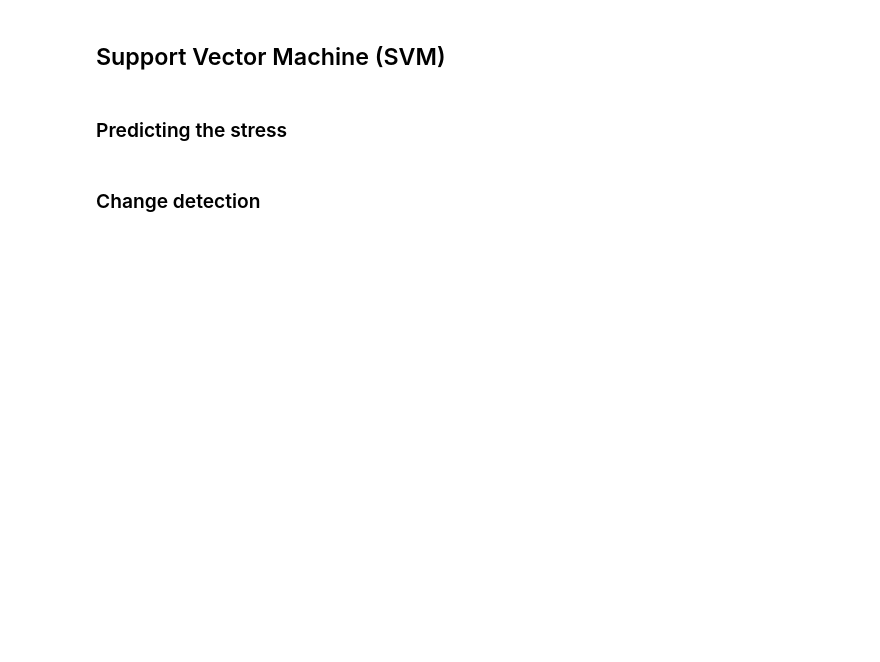
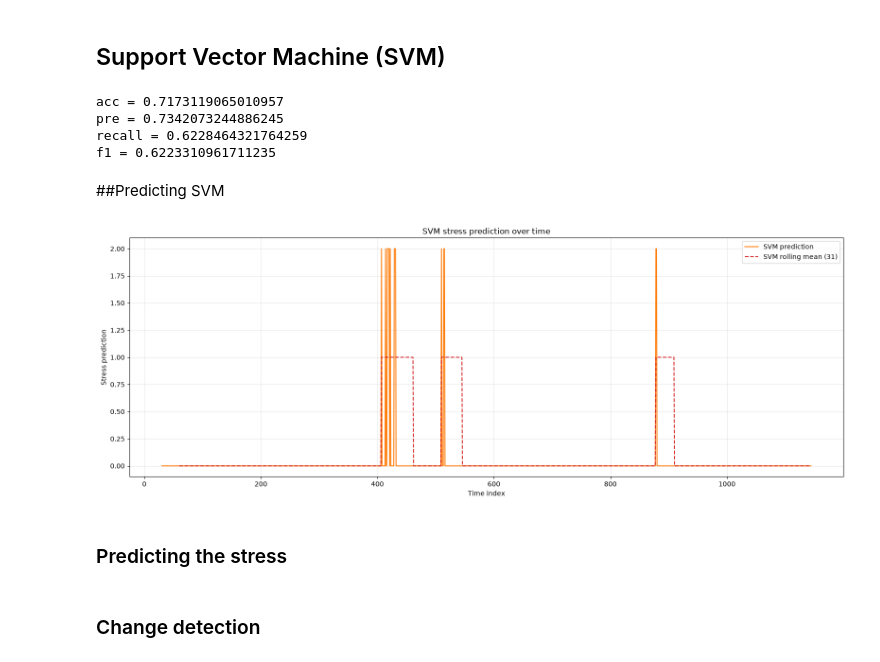
Before and after one commit to AmStanDem/Stress-Detection-in-Nurses, a Jupyter notebook: predictor.ipynb, the cells around one changed output. Drawn from its saved outputs; the diff is of its cells as text; code cells hidden in the pictures; blank space fills up the shorter version.

Commit message:
Add SVM graph

```diff
--- a/predictor.ipynb
+++ b/predictor.ipynb
@@ -194,9 +204,9 @@ svm_model = svm.SVC(kernel='rbf', C=1.0, gamma='scale')
 train, test, train_labels, test_labels = train_test_split(train_set, labels, test_size=0.33, random_state=30)
 
 # Scale features for SVM
-scaler = MinMaxScaler()
-svm_train = scaler.fit_transform(train)
-svm_test = scaler.transform(test)
+svm_scaler = MinMaxScaler()
+svm_train = svm_scaler.fit_transform(train)
+svm_test = svm_scaler.transform(test)
 
 # Train the model
 svm_model.fit(svm_train, train_labels.values.ravel())
@@ -213,6 +223,50 @@ print('acc =', accuracy_svm)
 print('pre =', precision_svm)
 print('recall =', recall_svm)
 print('f1 =', f1score_svm)
+# %% [output]
+acc = 0.7173119065010957
+pre = 0.7342073244886245
+recall = 0.6228464321764259
+f1 = 0.6223310961711235
+# %% [markdown]
+##Predicting SVM
+# %%
+## Predicting SVM
+
+# Prepare the feature matrix for SVM predictions
+svm_df_total = df_total.dropna().copy()
+svm_scaler = MinMaxScaler()
+svm_features = svm_scaler.fit_transform(svm_df_total.iloc[:, 0:48])
+svm_features = pd.DataFrame(svm_features)
+
+# Predict using SVM
+svm_pred_t = svm_model.predict(svm_features)
+svm_pred_t = pd.DataFrame(svm_pred_t, columns=['pred_svm'])
+
+# Save predictions
+svm_pred_t.head(30)
+svm_pred_t.to_csv('predSVMDF.csv', index=False)
+
+# Add predictions to dataframe
+svm_df_total['pred_svm'] = svm_pred_t['pred_svm'].to_numpy()
+svm_df_total.to_csv('predSVMDF.csv', index=False)
+
+# Rolling mean for visualization
+svm_df_total['MA_3_svm'] = np.ceil(svm_df_total['pred_svm'].rolling(window=31).mean())
+
+# Plot the SVM predictions
+plt.figure(figsize=(16, 6))
+plt.plot(svm_df_total.index, svm_df_total['pred_svm'], label='SVM prediction', color='tab:orange')
+plt.plot(svm_df_total.index, svm_df_total['MA_3_svm'], label='SVM rolling mean (31)', color='tab:red', linestyle='--')
+plt.xlabel('Time index')
+plt.ylabel('Stress prediction')
+plt.title('SVM stress prediction over time')
+plt.legend()
+plt.grid(True, alpha=0.3)
+plt.tight_layout()
+plt.show()
+# %% [output]
+[figure, added]
 # %% [markdown]
 ### Predicting the stress
 # %%
```
Also changed, not shown: parts of 6 cells of this notebook, 2 other files.
